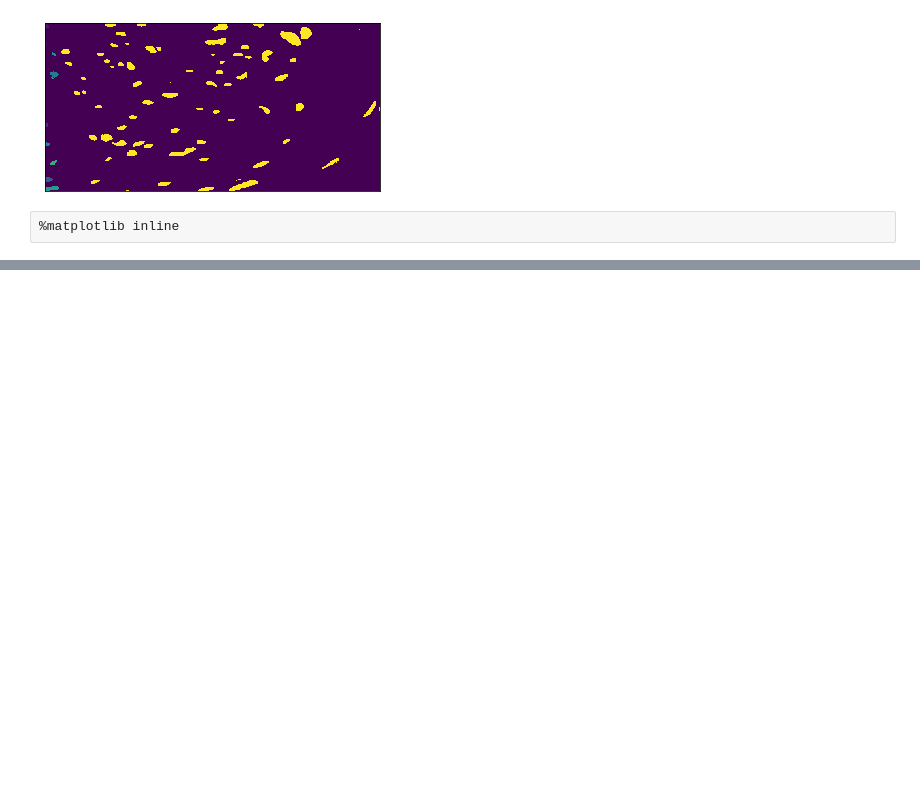
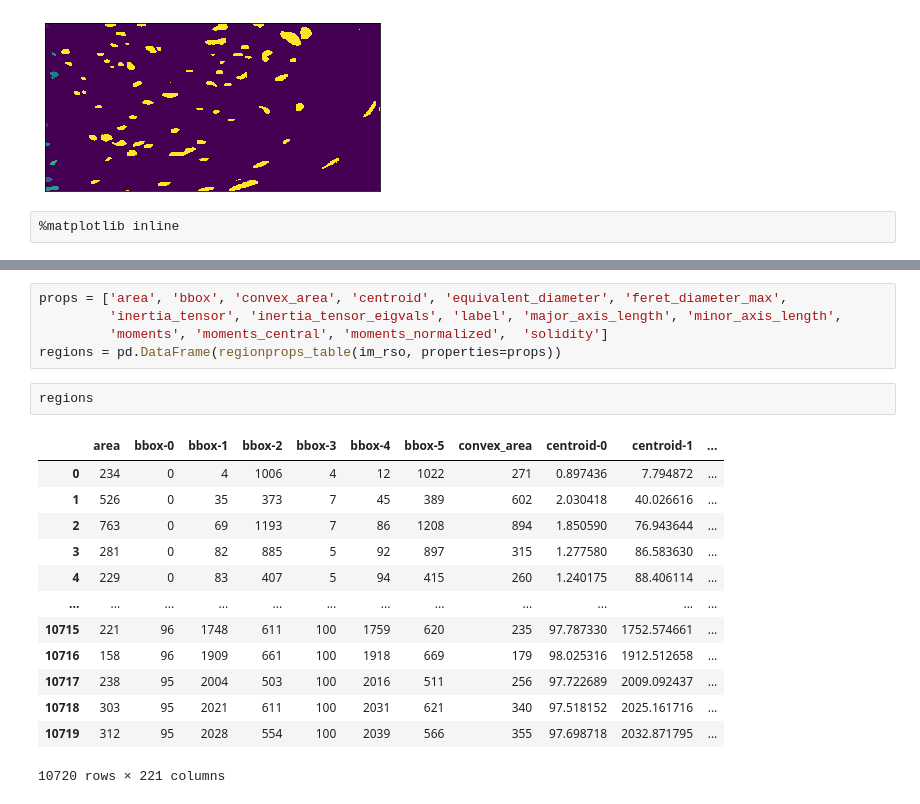
Before and after one commit to serrob23/nucleid_3d, a Jupyter notebook: Test_notebook.ipynb, the cells around one changed output, grey strips where cells are left out. Drawn from its saved outputs; the diff is of its cells as text; blank space fills up the shorter version.

```diff
--- a/Test_notebook.ipynb
+++ b/Test_notebook.ipynb
@@ -84,0 +148,21 @@ multi_slice_viewer(im_arr)
+# %%
+props = ['area', 'bbox', 'convex_area', 'centroid', 'equivalent_diameter', 'feret_diameter_max',
+         'inertia_tensor', 'inertia_tensor_eigvals', 'label', 'major_axis_length', 'minor_axis_length',
+         'moments', 'moments_central', 'moments_normalized',  'solidity']
+regions = pd.DataFrame(regionprops_table(im_rso, properties=props))
+# %%
+regions
+# %% [output]
+|  | area | bbox-0 | bbox-1 | bbox-2 | bbox-3 | bbox-4 | bbox-5 | convex_area | centroid-0 | centroid-1 | ... |
+| 0 | 234 | 0 | 4 | 1006 | 4 | 12 | 1022 | 271 | 0.897436 | 7.794872 | ... |
+| 1 | 526 | 0 | 35 | 373 | 7 | 45 | 389 | 602 | 2.030418 | 40.026616 | ... |
+| 2 | 763 | 0 | 69 | 1193 | 7 | 86 | 1208 | 894 | 1.850590 | 76.943644 | ... |
+| 3 | 281 | 0 | 82 | 885 | 5 | 92 | 897 | 315 | 1.277580 | 86.583630 | ... |
+| 4 | 229 | 0 | 83 | 407 | 5 | 94 | 415 | 260 | 1.240175 | 88.406114 | ... |
+| ... | ... | ... | ... | ... | ... | ... | ... | ... | ... | ... | ... |
+| 10715 | 221 | 96 | 1748 | 611 | 100 | 1759 | 620 | 235 | 97.787330 | 1752.574661 | ... |
+| 10716 | 158 | 96 | 1909 | 661 | 100 | 1918 | 669 | 179 | 98.025316 | 1912.512658 | ... |
+| 10717 | 238 | 95 | 2004 | 503 | 100 | 2016 | 511 | 256 | 97.722689 | 2009.092437 | ... |
+| 10718 | 303 | 95 | 2021 | 611 | 100 | 2031 | 621 | 340 | 97.518152 | 2025.161716 | ... |
+| 10719 | 312 | 95 | 2028 | 554 | 100 | 2039 | 566 | 355 | 97.698718 | 2032.871795 | ... |
+10720 rows × 221 columns
```
Also changed, not shown: parts of 30 cells of this notebook.
